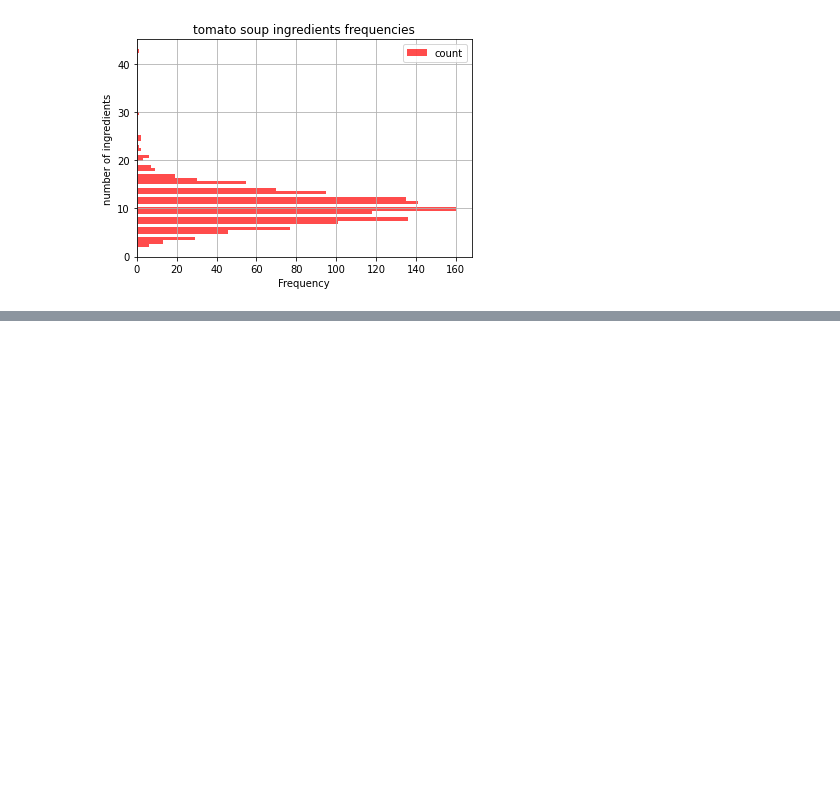
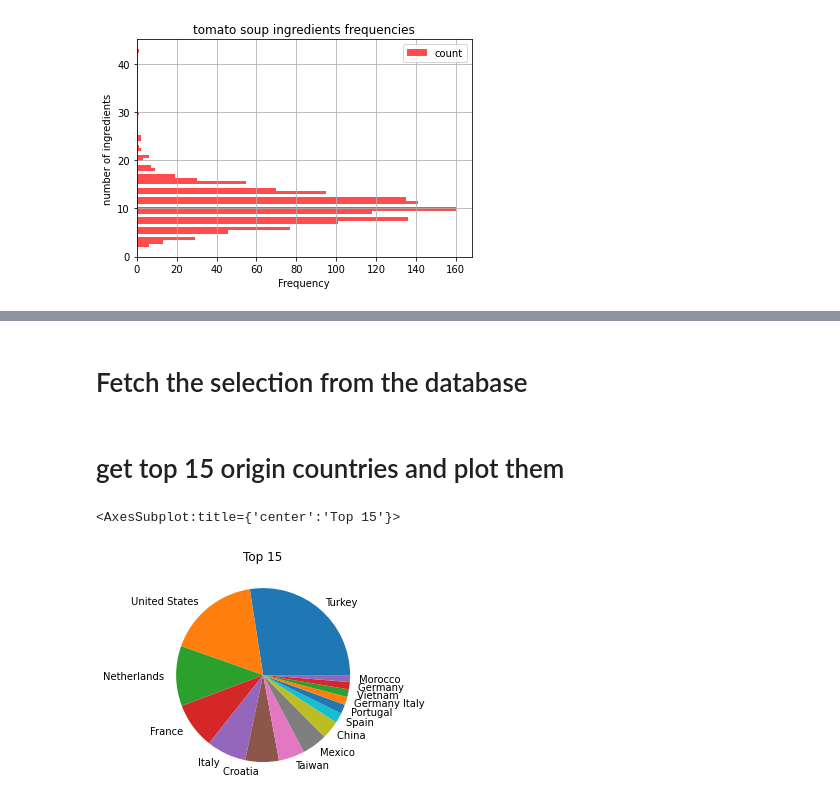
Before and after one commit to fenna/ingredient_landscape, a Jupyter notebook: EDA3.ipynb, the cells around one changed output, grey strips where cells are left out. Cells and saved outputs as stored; diff of their text form; code cells hidden in the pictures; blank space fills up the shorter version.

Commit message:
added search of origin location based on title

```diff
--- a/EDA3.ipynb
+++ b/EDA3.ipynb
@@ -132,0 +172,20 @@ rc.plot(kind='hist',
+# %% [markdown]
+# Fetch the selection from the database
+# %%
+sql = '''SELECT R.tag_value FROM recipe R
+         WHERE  R.tag_value LIKE '%soup%'
+         ;'''
+
+dft = pd.read_sql(sql, conn)
+# %% [markdown]
+# get top 15 origin countries and plot them
+# %%
+
+dft['origin'] = dft['tag_value'].apply(get_origin)
+dft = dft[dft.origin != '']
+dfnlargest = dft.origin.value_counts().nlargest(15)
+# %%
+dfnlargest.plot(kind='pie', ylabel = '', title='Top 15')
+# %% [output]
+<AxesSubplot:title={'center':'Top 15'}>
+[figure, added]
```
Also changed, not shown: parts of 6 cells of this notebook.
